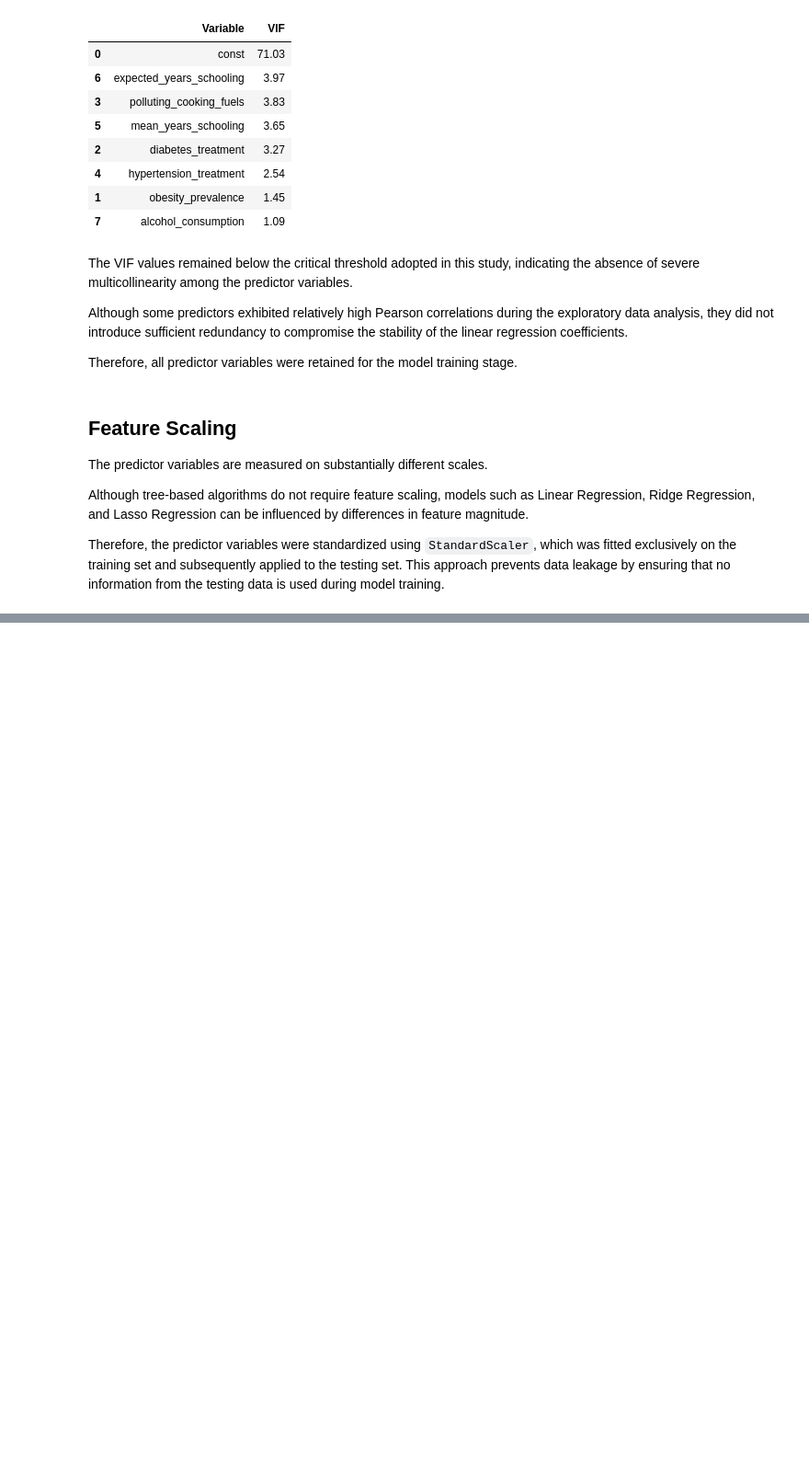
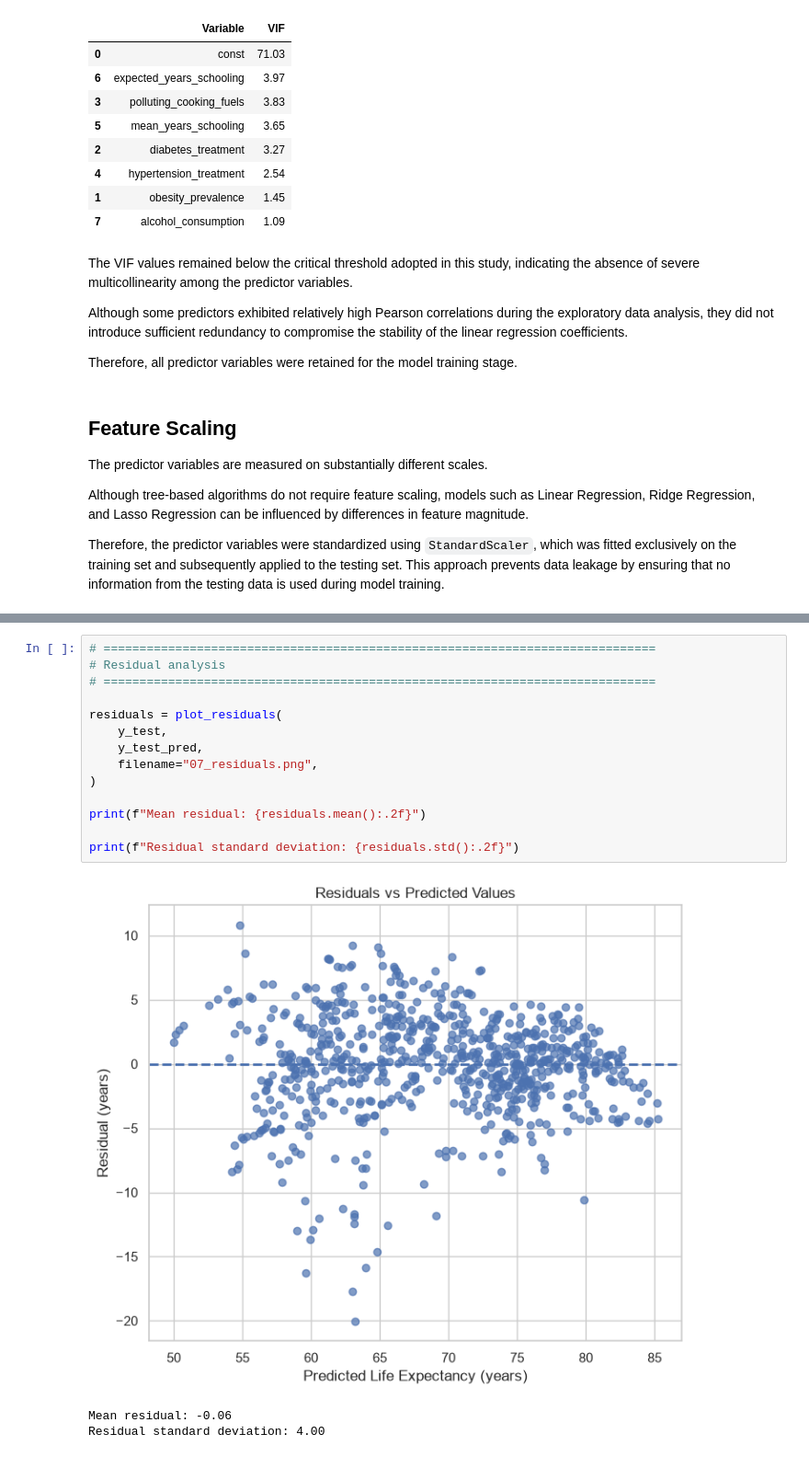
Before and after one commit to ananda-pires/who_life_expectancy_prediction, a Jupyter notebook: notebooks/life_expectancy.ipynb, the cells around one changed output, grey strips where cells are left out. Shown at 92% size. Cells and saved outputs as stored; diff of their text form; blank space fills up the shorter version.

```diff
--- a/notebooks/life_expectancy.ipynb
+++ b/notebooks/life_expectancy.ipynb
@@ -1608,0 +1864,18 @@ Although the baseline model achieved satisfactory performance (R² = 0.78), the
+# %%
+# =============================================================================
+# Residual analysis
+# =============================================================================
+
+residuals = plot_residuals(
+    y_test,
+    y_test_pred,
+    filename="07_residuals.png",
+)
+
+print(f"Mean residual: {residuals.mean():.2f}")
+
+print(f"Residual standard deviation: {residuals.std():.2f}")
+# %% [output]
+[figure, added]
+Mean residual: -0.06
+Residual standard deviation: 4.00
```
Also changed, not shown: parts of 111 cells of this notebook, 12 other files.
